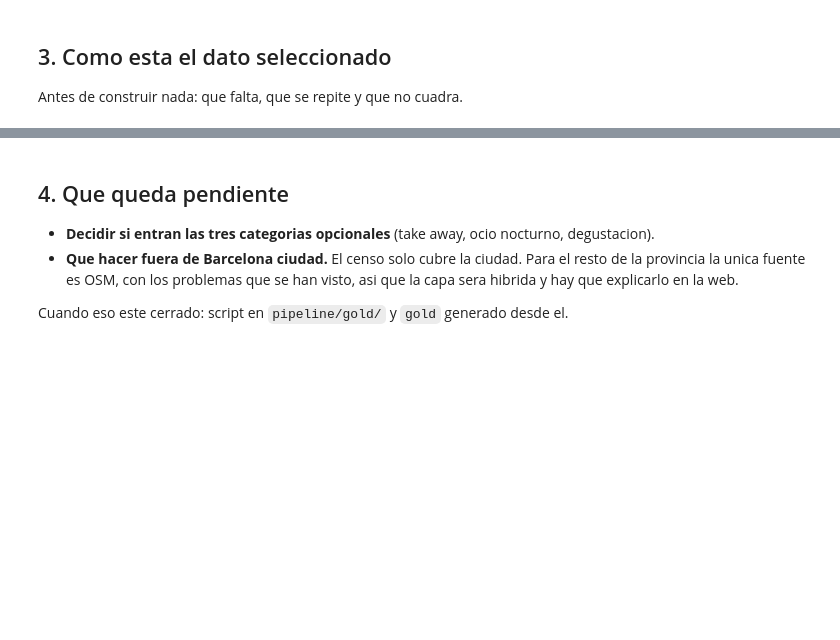
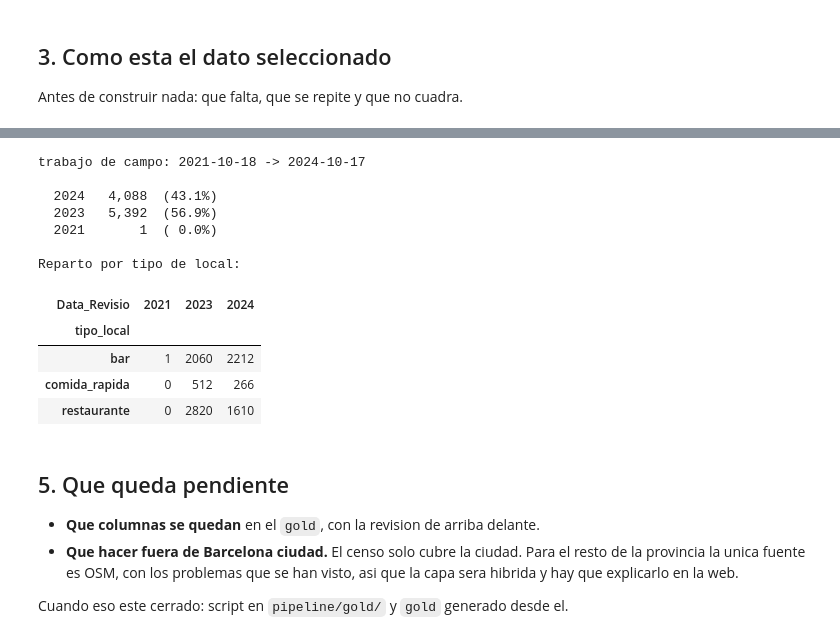
Before and after one commit to Ruthlessallen/Turismo-y-Barcelona, a Jupyter notebook: pipeline/notebooks/revisar_restauracion.ipynb, the cells around one changed output, grey strips where cells are left out. Saved outputs shown, nothing was run; the diff lists cells and outputs as text; code cells hidden in the pictures; blank space fills up the shorter version.

```diff
--- a/pipeline/notebooks/revisar_restauracion.ipynb
+++ b/pipeline/notebooks/revisar_restauracion.ipynb
@@ -281,7 +394,33 @@ display(d.groupby(["Nom_Districte", "Nom_Barri"])
+# %%
+# 10. De cuando es cada local
+#
+# El censo no es una foto de un dia: `Data_Revisio` dice cuando se visito cada local. Es la
+# diferencia con OSM --alli la antiguedad tambien es desigual, pero el fichero no la trae--.
+revision = pd.to_datetime(d["Data_Revisio"], errors="coerce")
+print(f"trabajo de campo: {revision.min().date()} -> {revision.max().date()}")
+print()
+for anio, n in revision.dt.year.value_counts().sort_index(ascending=False).items():
+    print(f"  {int(anio)}  {n:>6,}  ({n / len(d):>5.1%})")
+print()
+print("Reparto por tipo de local:")
+display(pd.crosstab(d["tipo_local"], revision.dt.year))
+# %% [output]
+trabajo de campo: 2021-10-18 -> 2024-10-17
+
+  2024   4,088  (43.1%)
+  2023   5,392  (56.9%)
+  2021       1  ( 0.0%)
+
+Reparto por tipo de local:
+| Data_Revisio | 2021 | 2023 | 2024 |
+| tipo_local |  |  |  |
+| bar | 1 | 2060 | 2212 |
+| comida_rapida | 0 | 512 | 266 |
+| restaurante | 0 | 2820 | 1610 |
 # %% [markdown]
-## 4. Que queda pendiente
+## 5. Que queda pendiente
 
-- **Decidir si entran las tres categorias opcionales** (take away, ocio nocturno, degustacion).
+- **Que columnas se quedan** en el `gold`, con la revision de arriba delante.
 - **Que hacer fuera de Barcelona ciudad.** El censo solo cubre la ciudad. Para el resto de la
   provincia la unica fuente es OSM, con los problemas que se han visto, asi que la capa sera
   hibrida y hay que explicarlo en la web.
```
Also changed, not shown: parts of 7 cells of this notebook.
